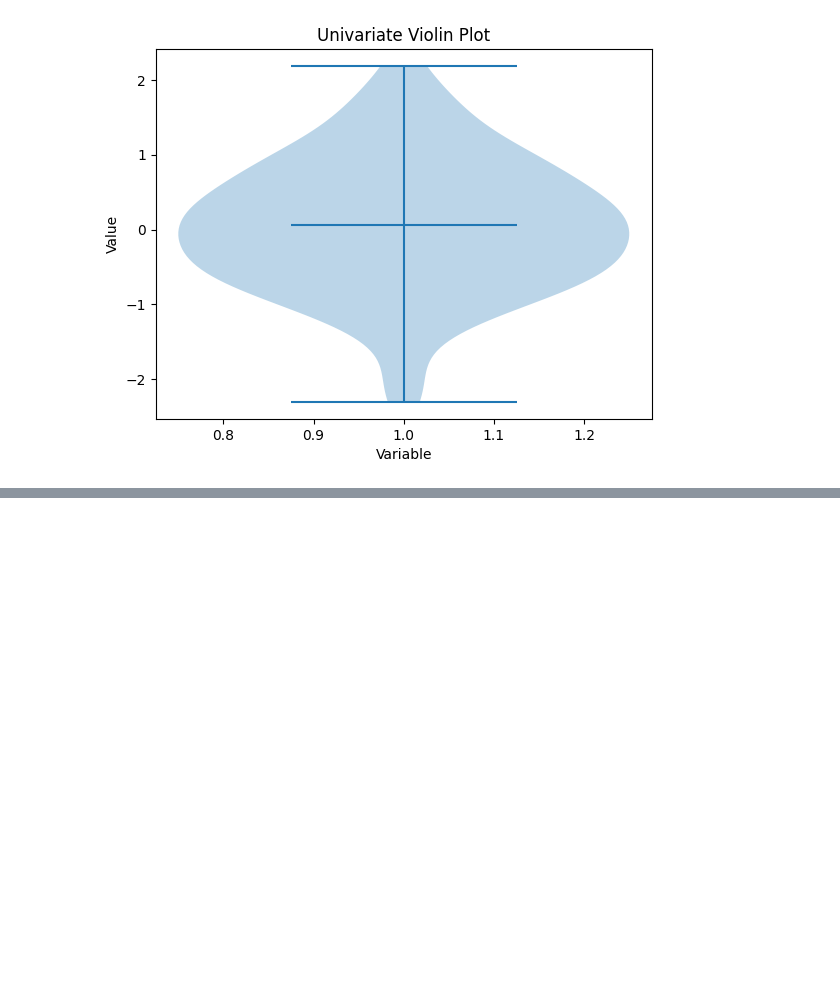
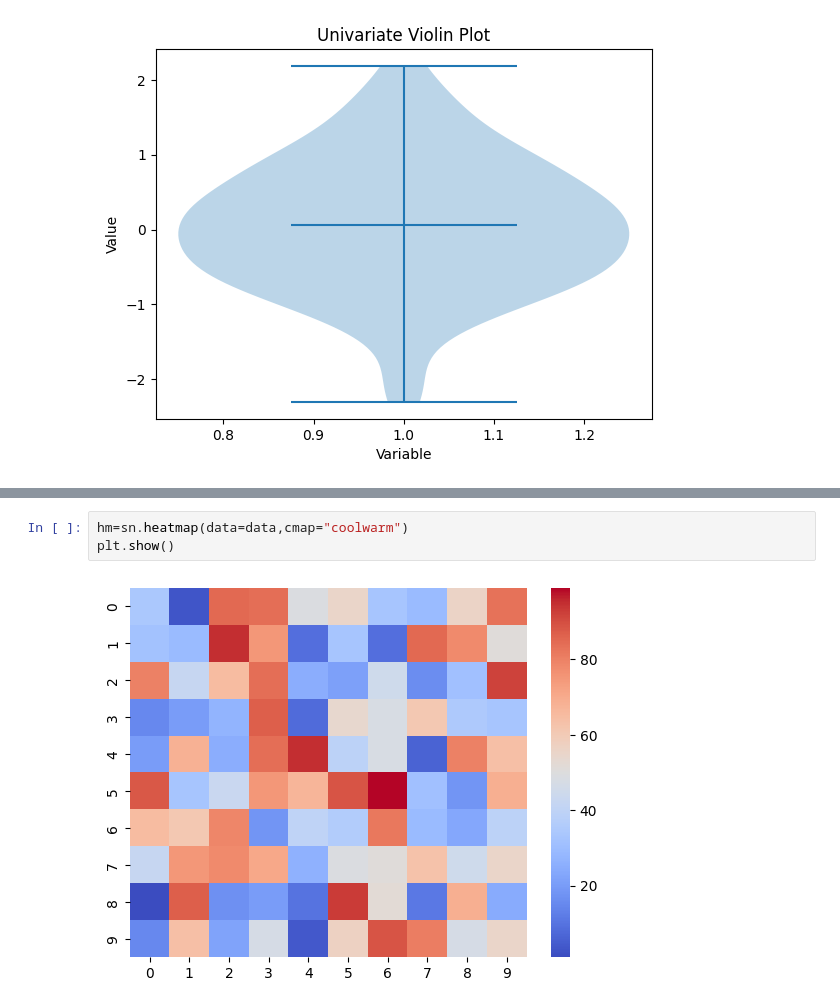
Before and after one commit to Chetana10r/Python_for_DS, a Jupyter notebook: Visualization.ipynb, the cells around one changed output, grey strips where cells are left out. Drawn from its saved outputs; the diff is of its cells as text; blank space fills up the shorter version.

```diff
--- a/Visualization.ipynb
+++ b/Visualization.ipynb
@@ -591,0 +617,5 @@ plt.show()
+# %%
+hm=sn.heatmap(data=data,cmap="coolwarm")
+plt.show()
+# %% [output]
+[figure, added]
```
Also changed, not shown: parts of 24 cells of this notebook, 3 other files.
